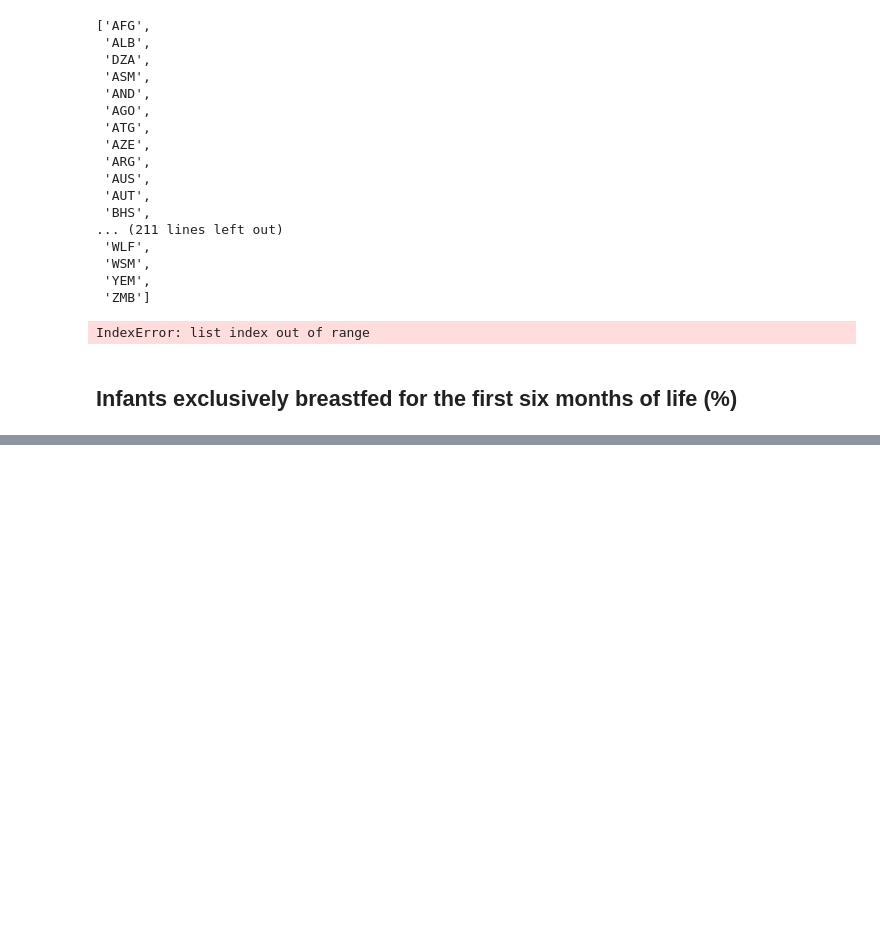
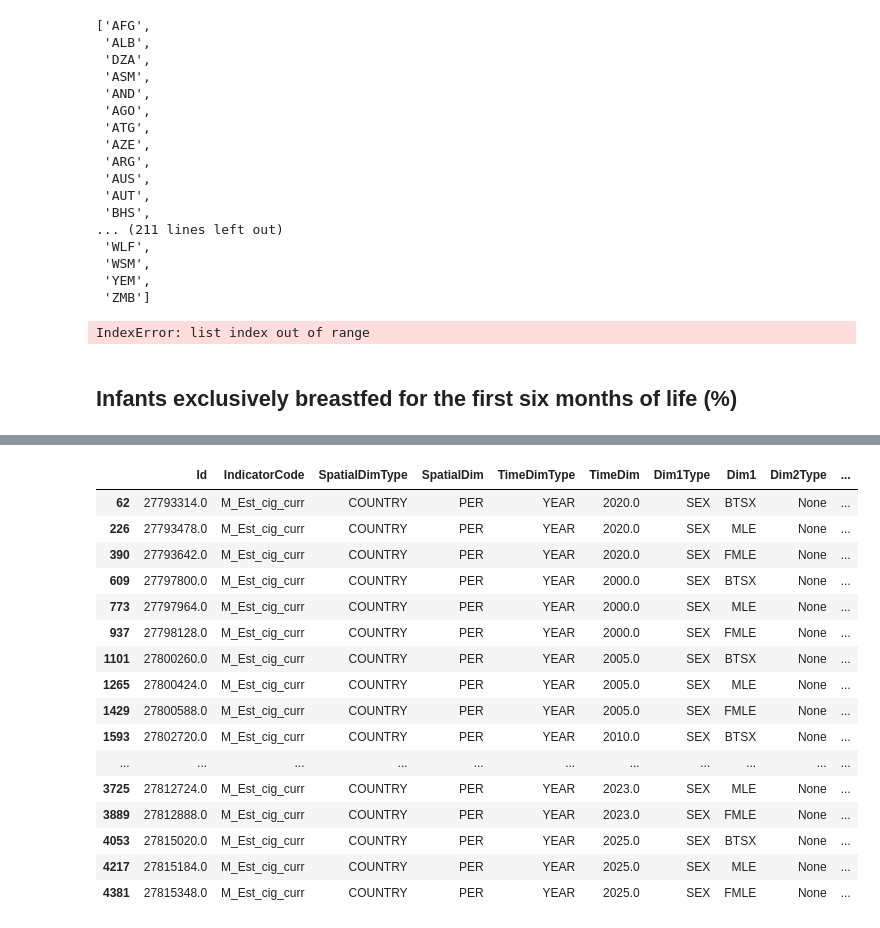
Before and after one commit to jorgeav527/life-expectancy, a Jupyter notebook: draft/API_UNPD_2.ipynb, the cells around one changed output, grey strips where cells are left out. Saved outputs shown, nothing was run; the diff lists cells and outputs as text; code cells hidden in the pictures; blank space fills up the shorter version.

```diff
--- a/draft/API_UNPD_2.ipynb
+++ b/draft/API_UNPD_2.ipynb
@@ -625,22 +601,23 @@ OMS = "https://ghoapi.azureedge.net/api/"
 # %%
-IndicatorCode = "WHOSIS_000006"
-target = OMS + IndicatorCode + "?pageNumber=1"
-response = requests.get(target)
-j = response.json()
-df = pd.json_normalize(j["value"])
-pages = 10
-# Converts call into JSON and concat to the previous data frame.
-for page in range(2, pages + 1):
-    # Reset the target to the next page
-    target = OMS + IndicatorCode + f"?pageNumber={page}"
+def callAPI_OMS(IndicatorCode: str, topic_list: bool = False):
+    OMS = "https://ghoapi.azureedge.net/api/"
+    target = OMS + IndicatorCode + "?pageNumber=1"
+    response = requests.get(target)
+    j = response.json()
+    df = pd.json_normalize(j["value"])
+    pages = 10
+    # Converts call into JSON and concat to the previous data frame.
+    for page in range(2, pages + 1):
+        # Reset the target to the next page
+        target = OMS + IndicatorCode + f"?pageNumber={page}"
 
-    # Each iteration call the API and convert the resquest into JSON object.
-    response = requests.get(target).json()
+        # Each iteration call the API and convert the resquest into JSON object.
+        response = requests.get(target).json()
 
-    # Each iteration convert JSON object to data frame.
-    df_temp = pd.json_normalize(response)
+        # Each iteration convert JSON object to data frame.
+        df_temp = pd.json_normalize(response)
 
-    # Each iteration concat the data frames.
-    df = pd.concat([df, df_temp], ignore_index=True)
+        # Each iteration concat the data frames.
+        df = pd.concat([df, df_temp], ignore_index=True)
 
-print("df.shape", df.shape, end="\n")
+    return df
@@ -669,0 +679,22 @@ df[df["SpatialDim"] == "PER"]
+# %%
+alcohol = callAPI_OMS("M_Est_cig_curr")
+# %%
+alcohol[alcohol["SpatialDim"] == "PER"]
+# %% [output]
+|  | Id | IndicatorCode | SpatialDimType | SpatialDim | TimeDimType | TimeDim | Dim1Type | Dim1 | Dim2Type | ... |
+| 62 | 27793314.0 | M_Est_cig_curr | COUNTRY | PER | YEAR | 2020.0 | SEX | BTSX | None | ... |
+| 226 | 27793478.0 | M_Est_cig_curr | COUNTRY | PER | YEAR | 2020.0 | SEX | MLE | None | ... |
+| 390 | 27793642.0 | M_Est_cig_curr | COUNTRY | PER | YEAR | 2020.0 | SEX | FMLE | None | ... |
+| 609 | 27797800.0 | M_Est_cig_curr | COUNTRY | PER | YEAR | 2000.0 | SEX | BTSX | None | ... |
+| 773 | 27797964.0 | M_Est_cig_curr | COUNTRY | PER | YEAR | 2000.0 | SEX | MLE | None | ... |
+| 937 | 27798128.0 | M_Est_cig_curr | COUNTRY | PER | YEAR | 2000.0 | SEX | FMLE | None | ... |
+| 1101 | 27800260.0 | M_Est_cig_curr | COUNTRY | PER | YEAR | 2005.0 | SEX | BTSX | None | ... |
+| 1265 | 27800424.0 | M_Est_cig_curr | COUNTRY | PER | YEAR | 2005.0 | SEX | MLE | None | ... |
+| 1429 | 27800588.0 | M_Est_cig_curr | COUNTRY | PER | YEAR | 2005.0 | SEX | FMLE | None | ... |
+| 1593 | 27802720.0 | M_Est_cig_curr | COUNTRY | PER | YEAR | 2010.0 | SEX | BTSX | None | ... |
+| ... | ... | ... | ... | ... | ... | ... | ... | ... | ... | ... |
+| 3725 | 27812724.0 | M_Est_cig_curr | COUNTRY | PER | YEAR | 2023.0 | SEX | MLE | None | ... |
+| 3889 | 27812888.0 | M_Est_cig_curr | COUNTRY | PER | YEAR | 2023.0 | SEX | FMLE | None | ... |
+| 4053 | 27815020.0 | M_Est_cig_curr | COUNTRY | PER | YEAR | 2025.0 | SEX | BTSX | None | ... |
+| 4217 | 27815184.0 | M_Est_cig_curr | COUNTRY | PER | YEAR | 2025.0 | SEX | MLE | None | ... |
+| 4381 | 27815348.0 | M_Est_cig_curr | COUNTRY | PER | YEAR | 2025.0 | SEX | FMLE | None | ... |
```
Also changed, not shown: parts of 30 cells of this notebook, 9 other files.
